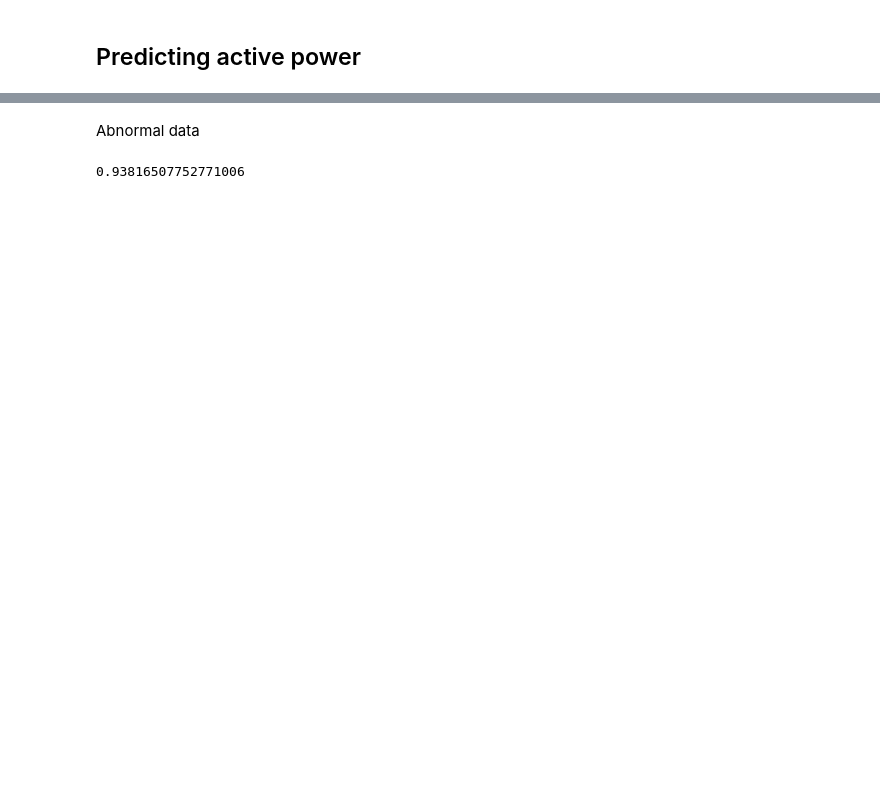
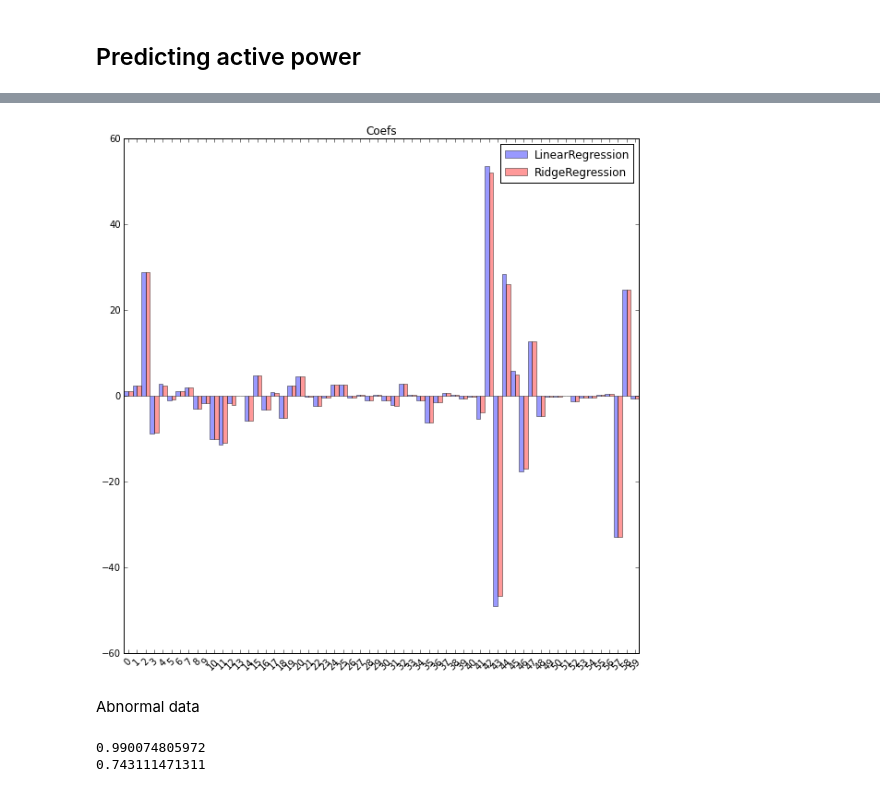
Before and after one commit to dodadvance/phm_course, a Jupyter notebook: PowerPlant/Test power.ipynb, the cells around one changed output, grey strips where cells are left out. Drawn from its saved outputs; the diff is of its cells as text; code cells hidden in the pictures; blank space fills up the shorter version.

```diff
--- a/PowerPlant/Test power.ipynb
+++ b/PowerPlant/Test power.ipynb
@@ -170,9 +181,35 @@ plot([0, 160], [0, 160])
+# %%
+bar_width = 0.5
+index = np.arange(len(rc.coef_))
+linear_bar = bar(index, lr.coef_, bar_width,
+                 alpha=0.4,
+                 color='b',
+                 label='LinearRegression')
+ridge_bar = bar(index + bar_width, rc.coef_, bar_width,
+                 alpha=0.4,
+                 color='r',
+                 label='RidgeRegression')
+title('Coefs')
+xticks(index + bar_width, index, rotation=45)
+legend()
+show()
+# %% [output]
+[figure, added]
 # %% [markdown]
 Abnormal data
-# %%
-model = LinearRegression()
-model.fit(X1, Y2.values)
-model.score(X1_test, Y2_test)
-# %% [output]
-0.93816507752771006
+# %%
+X_train, X_test, Y_train, Y_test = train_test_split(X1_test, Y2_test.values, train_size=0.9, random_state=8)
+lr = LinearRegression()
+lr.fit(X_train, Y_train)
+print lr.score(X_test, Y_test)
+abnorm_coefs_a = lr.coef_
+
+X_train, X_test, Y_train, Y_test = train_test_split(X1_test, Y1_test.values, train_size=0.9, random_state=8)
+lr = LinearRegression()
+lr.fit(X_train, Y_train)
+print lr.score(X_test, Y_test)
+abnorm_coefs_b = lr.coef_
+# %% [output]
+0.990074805972
+0.743111471311
 # %%
```
Also changed, not shown: parts of 27 cells of this notebook, 1 other file.
